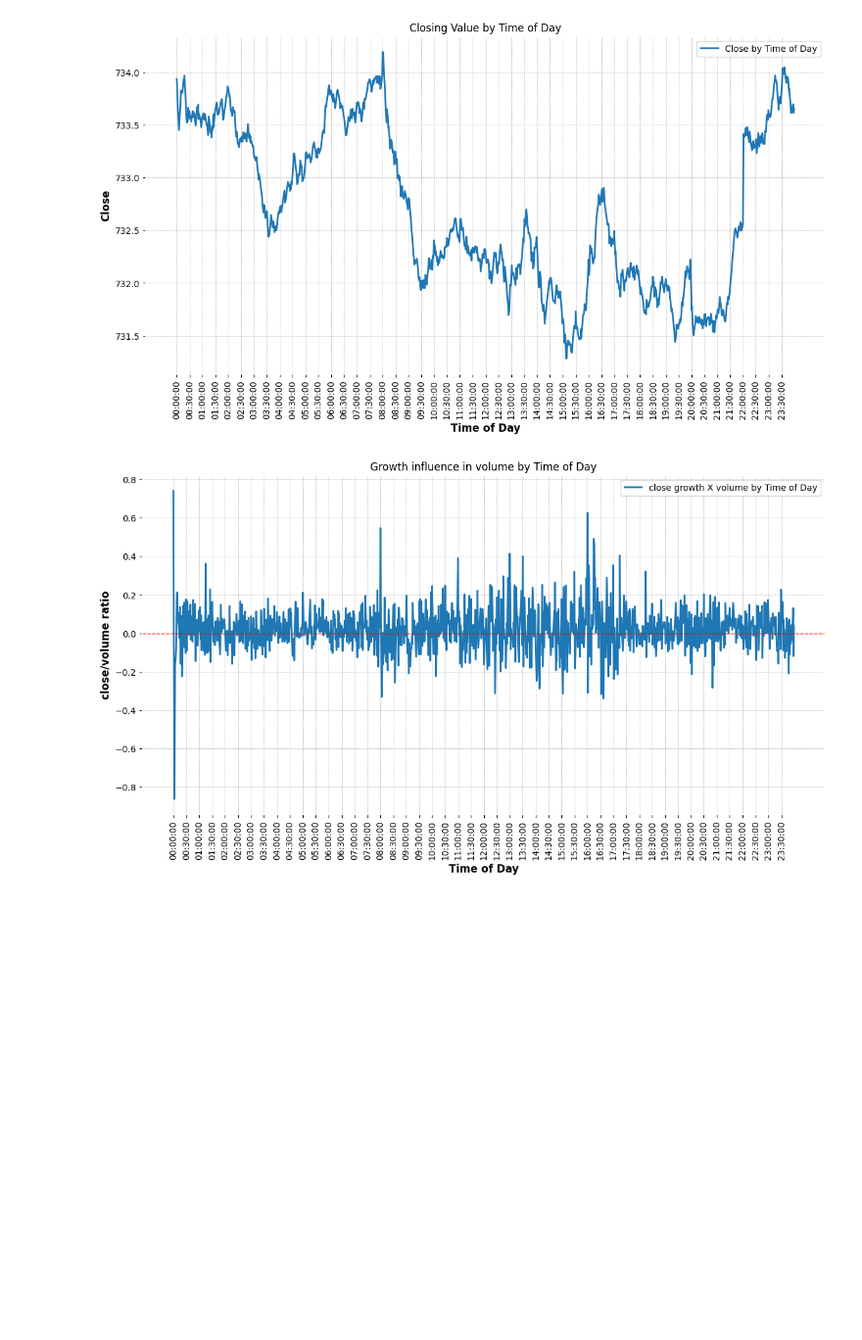
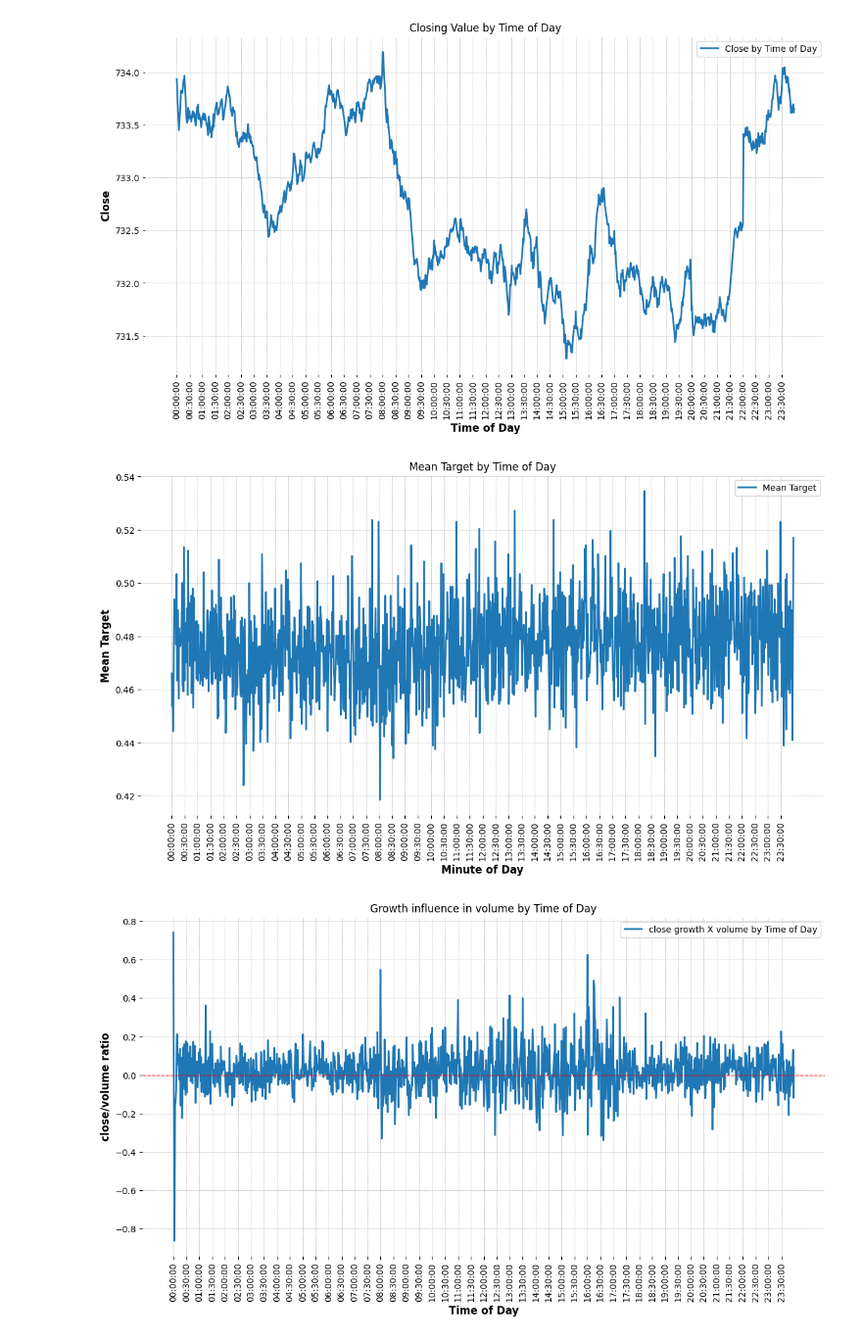
Before and after one commit to pedro-loures/Directional-Forecasting-in-Cryptocurrencies, a Jupyter notebook: data_characterization.ipynb, the cells around one changed output. Shown at 98% size. Saved outputs shown, nothing was run; the diff lists cells and outputs as text; code cells hidden in the pictures; blank space fills up the shorter version.

```diff
--- a/data_characterization.ipynb
+++ b/data_characterization.ipynb
@@ -7,7 +7,8 @@ import matplotlib.pyplot as plt
 from time import time
 # %%
 # Paths
-data_folder = input()
+with open('data_path.txt', 'r') as file:
+    data_folder = file.read().replace('\n', '')
 TRAIN_PATH = data_folder + '/train.csv'
 TEST_PATH = data_folder + '/test.csv'
 SAMPLE_SUBMISSION_PATH = data_folder + '/sample_submission.csv'
@@ -227,6 +228,43 @@ plt.legend()
 plt.show()
 # %% [output]
 [figure]
+# %%
+# Create copies of train_df and test_df
+train_df_copy = train_df.copy()
+test_df_copy = test_df.copy()
+
+# Convert timestamp to datetime
+train_df_copy['datetime'] = pd.to_datetime(train_df_copy['timestamp'], unit='s')
+test_df_copy['datetime'] = pd.to_datetime(test_df_copy['timestamp'], unit='s')
+
+test_df_copy['time'] = test_df_copy['datetime'].dt.time
+train_df_copy['time'] = train_df_copy['datetime'].dt.time
+
+# Group by minute of the day and calculate mean for each group
+train_grouped_by_minute = train_df_copy.groupby('time').mean()
+test_grouped_by_minute = test_df_copy.groupby('time').mean()
+labels = train_grouped_by_minute.index
+
+# Group by minute_of_day and calculate the mean target value for each group
+mean_target_by_minute = train_grouped_by_minute['target']
+mean_target_by_minute.index = labels.astype(str)
+
+
+
+# Plot the mean target value by minute of day
+plt.figure(figsize=(14, 7))
+plt.rc('axes.spines', **{'bottom':False, 'left':False, 'right':False, 'top':False})
+plt.plot(mean_target_by_minute.index, mean_target_by_minute.values, label='Mean Target')
+plt.xlabel('Minute of Day')
+plt.ylabel('Mean Target')
+plt.title('Mean Target by Time of Day')
+plt.xticks(ticks=range(0, len(labels), 30), labels=labels[::30], rotation=90)
+plt.xticks(rotation=90)
+plt.legend()
+plt.grid(True)
+plt.show()
+# %% [output]
+[figure, added]
 # %%
 
 
```
Also changed, not shown: parts of 4 cells of this notebook, 10 other files.
